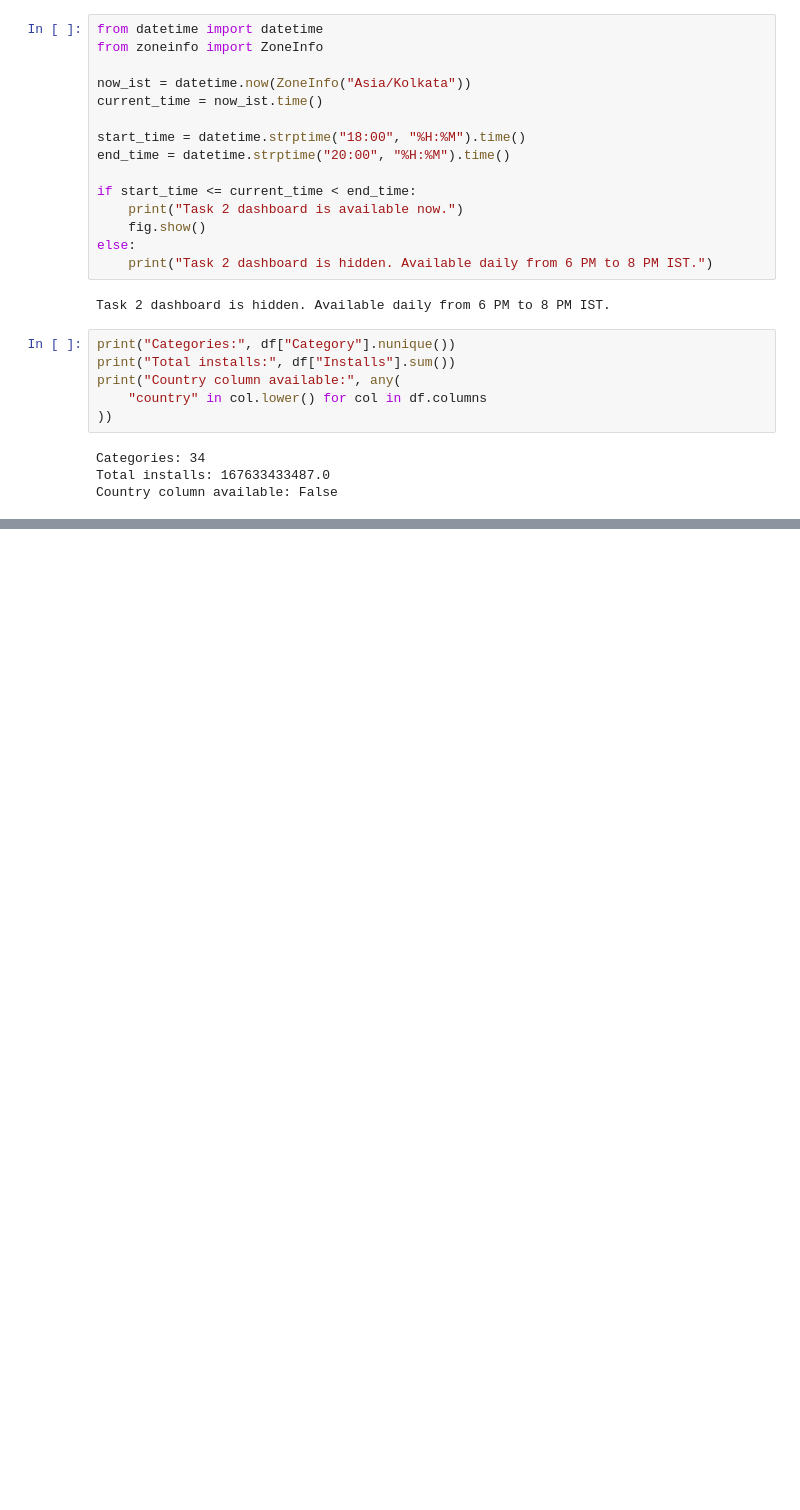
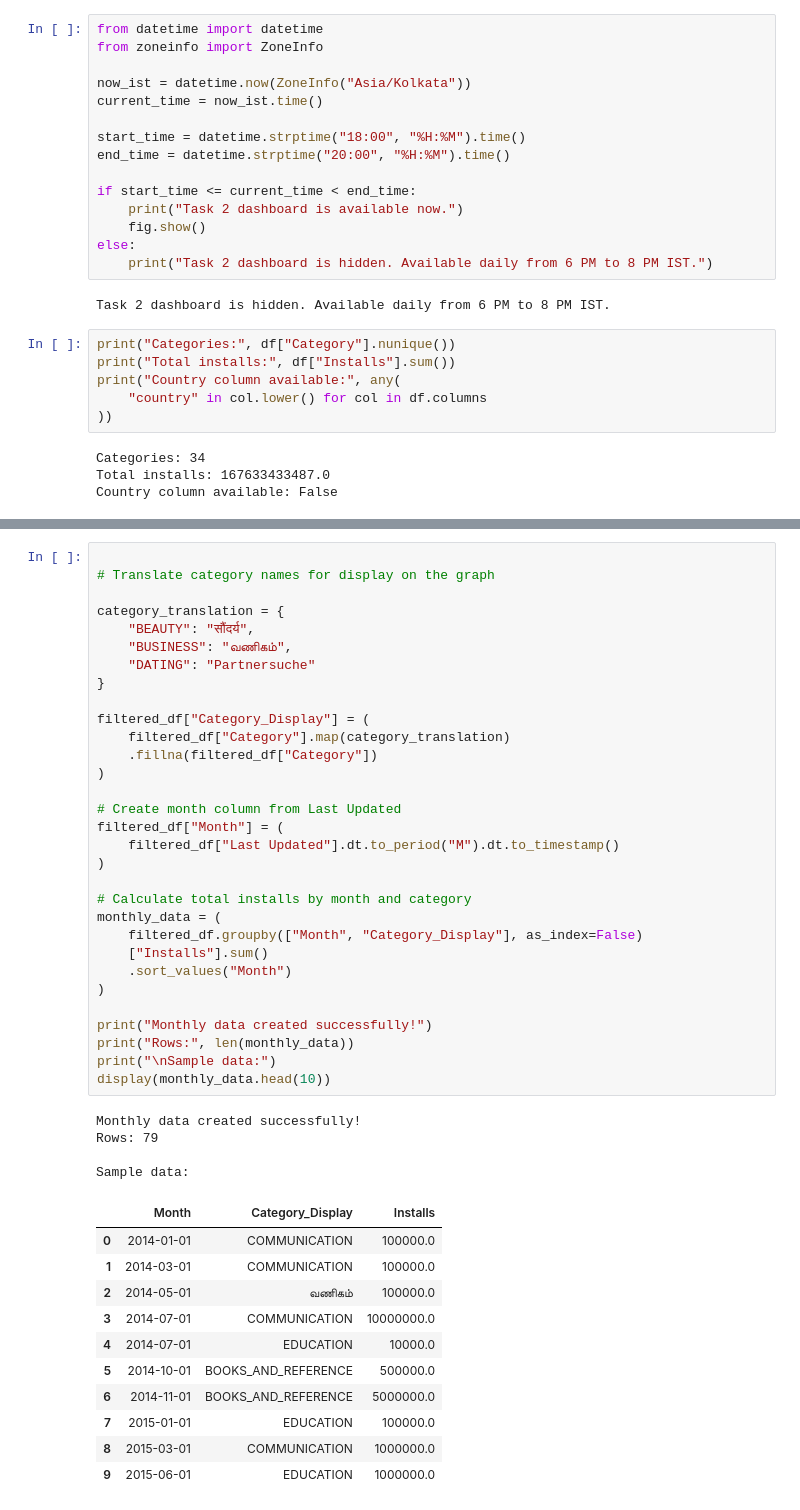
Before and after one commit to sanket2843/kestrel-returns, a Jupyter notebook: Analysis3.ipynb, the cells around one changed output, grey strips where cells are left out. Drawn from its saved outputs; the diff is of its cells as text; blank space fills up the shorter version.

```diff
--- a/Analysis3.ipynb
+++ b/Analysis3.ipynb
@@ -744,0 +861,47 @@ Country column available: False
+# %%
+
+# Translate category names for display on the graph
+
+category_translation = {
+    "BEAUTY": "सौंदर्य",
+    "BUSINESS": "வணிகம்",
+    "DATING": "Partnersuche"
+}
+
+filtered_df["Category_Display"] = (
+    filtered_df["Category"].map(category_translation)
+    .fillna(filtered_df["Category"])
+)
+
+# Create month column from Last Updated
+filtered_df["Month"] = (
+    filtered_df["Last Updated"].dt.to_period("M").dt.to_timestamp()
+)
+
+# Calculate total installs by month and category
+monthly_data = (
+    filtered_df.groupby(["Month", "Category_Display"], as_index=False)
+    ["Installs"].sum()
+    .sort_values("Month")
+)
+
+print("Monthly data created successfully!")
+print("Rows:", len(monthly_data))
+print("\nSample data:")
+display(monthly_data.head(10))
+# %% [output]
+Monthly data created successfully!
+Rows: 79
+
+Sample data:
+|  | Month | Category_Display | Installs |
+| 0 | 2014-01-01 | COMMUNICATION | 100000.0 |
+| 1 | 2014-03-01 | COMMUNICATION | 100000.0 |
+| 2 | 2014-05-01 | வணிகம் | 100000.0 |
+| 3 | 2014-07-01 | COMMUNICATION | 10000000.0 |
+| 4 | 2014-07-01 | EDUCATION | 10000.0 |
+| 5 | 2014-10-01 | BOOKS_AND_REFERENCE | 500000.0 |
+| 6 | 2014-11-01 | BOOKS_AND_REFERENCE | 5000000.0 |
+| 7 | 2015-01-01 | EDUCATION | 100000.0 |
+| 8 | 2015-03-01 | COMMUNICATION | 1000000.0 |
+| 9 | 2015-06-01 | EDUCATION | 1000000.0 |
```
Also changed, not shown: parts of 8 cells of this notebook.
